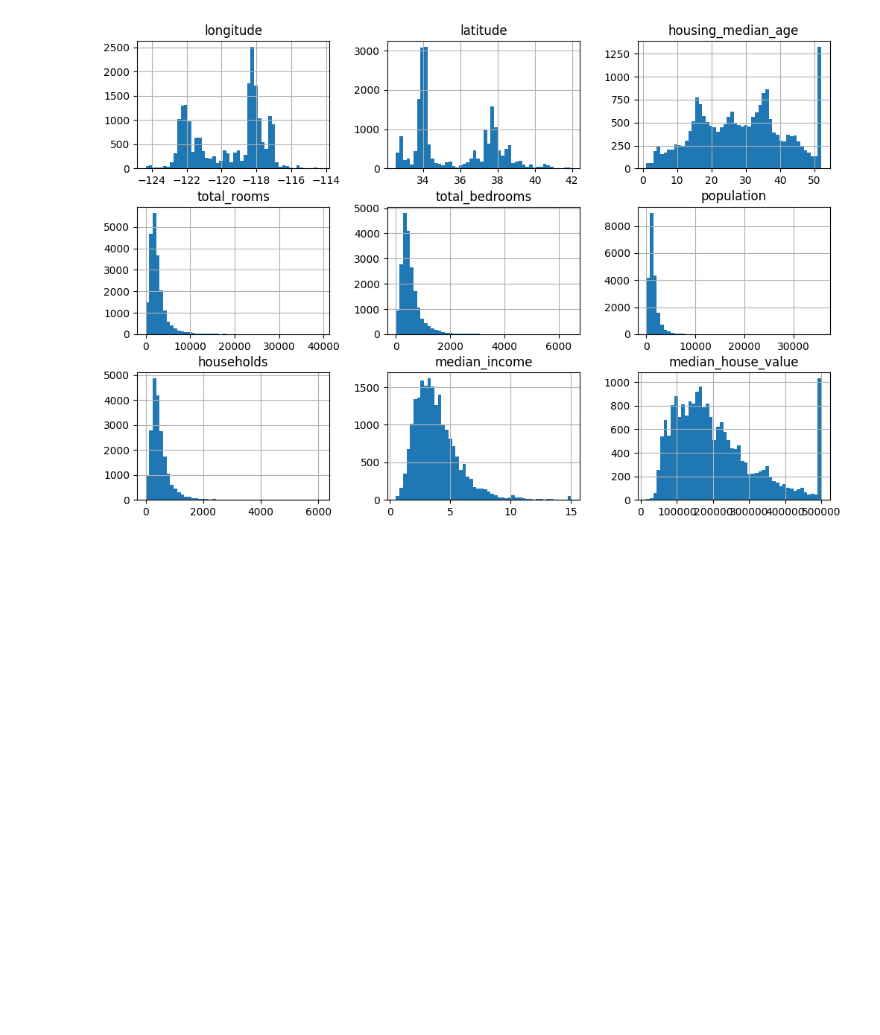
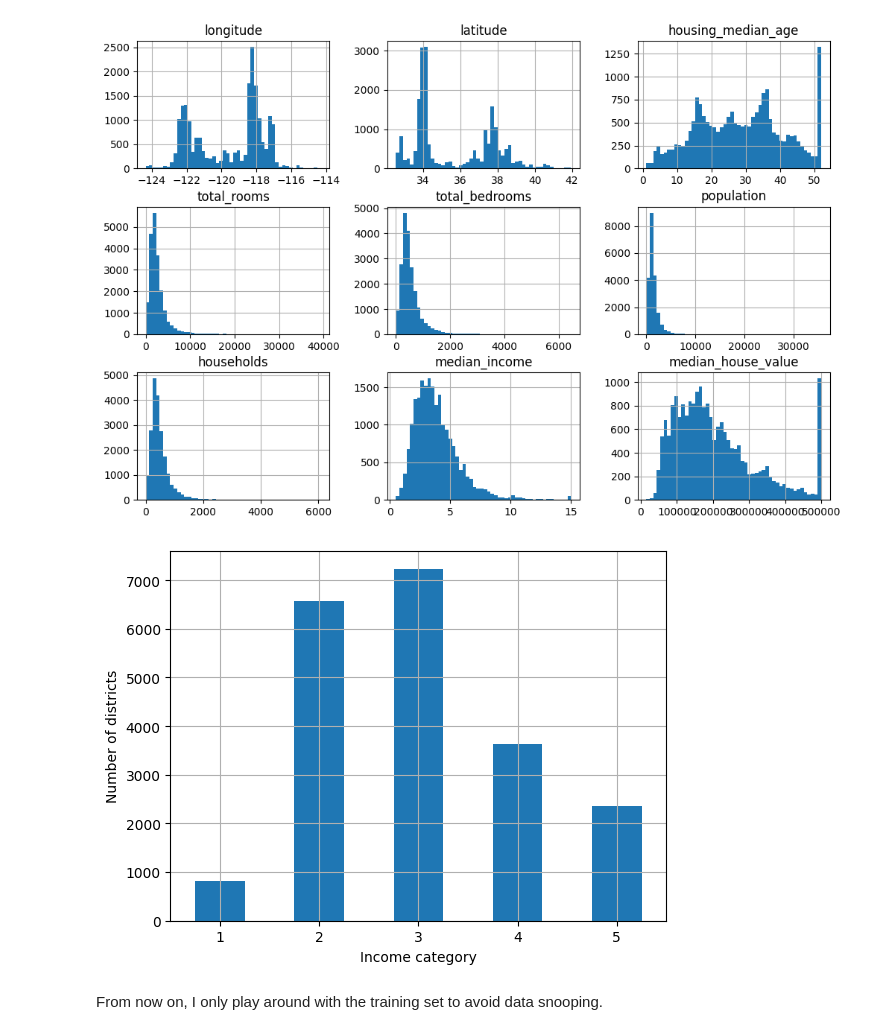
Before and after one commit to yyusufcoskun/homl-end2end, a Jupyter notebook: main.ipynb, the cells around one changed output. Drawn from its saved outputs; the diff is of its cells as text; code cells hidden in the pictures; blank space fills up the shorter version.

Commit message:
Created train and test sets and started EDA

```diff
--- a/main.ipynb
+++ b/main.ipynb
@@ -86,3 +90,13 @@ df.hist(bins=50, figsize=(12,8))
 plt.show()
 # %% [output]
 [figure]
+# %%
+df["income_cat"] = pd.cut(df["median_income"], bins=[0., 1.5, 3.0, 4.5, 6., np.inf], labels=[1, 2, 3, 4, 5])
+# Made an income category column.
+# %%
+df["income_cat"].value_counts().sort_index().plot.bar(rot=0, grid=True)
+plt.xlabel("Income category")
+plt.ylabel("Number of districts")
+plt.show()
+# %% [output]
+[figure, added]
@@ -88,0 +110,2 @@ plt.show()
+# %% [markdown]
+From now on, I only play around with the training set to avoid data snooping.
```
Also changed, not shown: parts of 10 cells of this notebook.
